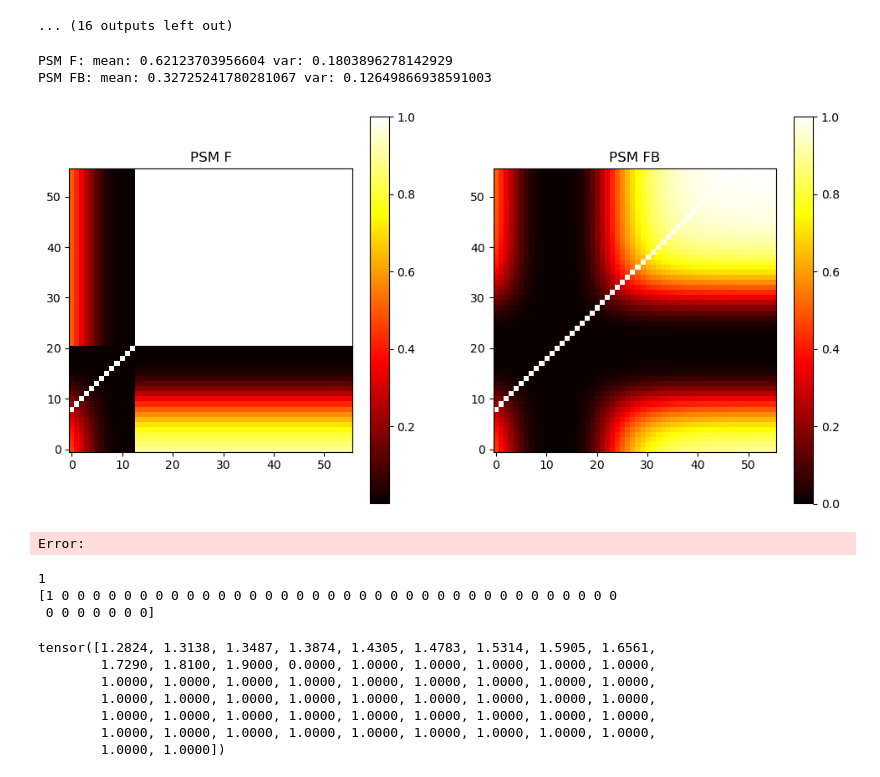
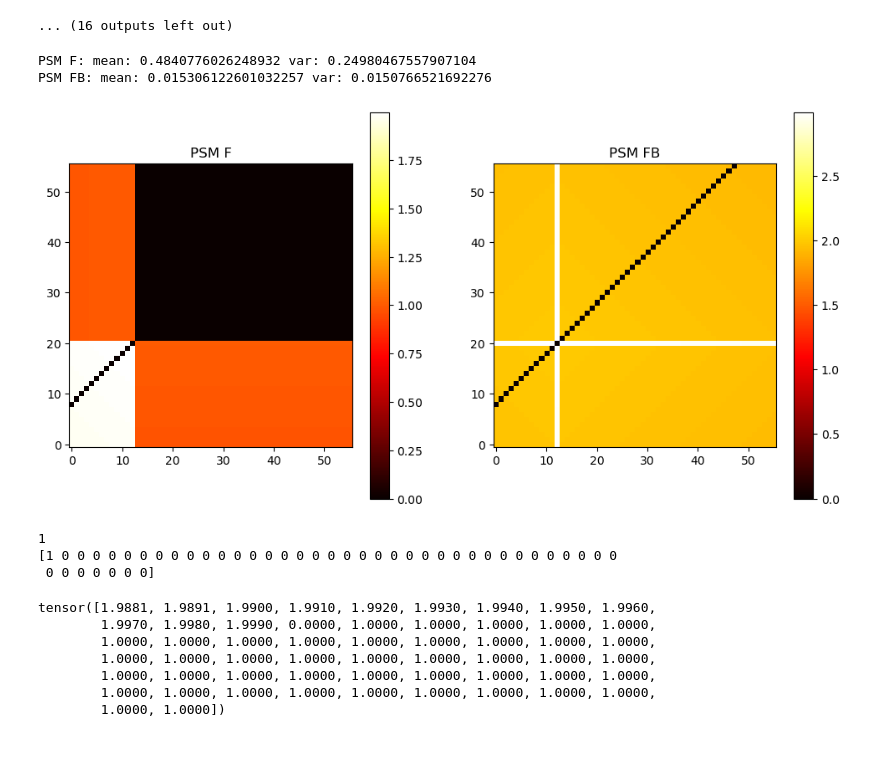
Before and after one commit to manusimidt/jku_master_thesis, a Jupyter notebook: jumping/visualize_psm.ipynb, the cells around one changed output. Cells and saved outputs as stored; diff of their text form; code cells hidden in the pictures; blank space fills up the shorter version.

```diff
--- a/jumping/visualize_psm.ipynb
+++ b/jumping/visualize_psm.ipynb
@@ -278,36 +276,35 @@ tensor([0.6612, 0.6589, 0.6561, 0.6526, 0.6482, 0.6428, 0.6361, 0.6278, 0.6176,
 [figure]
 ... (16 outputs left out)
 # %%
-psm_f = psm.psm_f_fast(torch.tensor(actions_x), torch.tensor(actions_y), gamma=.8)
-psm_fb = psm.psm_fb_fast(torch.tensor(actions_x), torch.tensor(actions_y), gamma=.8)
+psm_f = psm.psm_f_fast(torch.tensor(actions_x), torch.tensor(actions_y), gamma=.999)
+psm_fb = psm.psm_fb_fast(torch.tensor(actions_x), torch.tensor(actions_y), gamma=.999)
 
 # calculate measure
 
 beta = .1
 psm_f_measure = torch.exp(-psm_f/beta)
 psm_fb_measure = torch.exp(-psm_fb/beta)
 
 print(f"PSM F: mean: {psm_f_measure.mean()} var: {psm_f_measure.var()}")
 print(f"PSM FB: mean: {psm_fb_measure.mean()} var: {psm_fb_measure.var()}")
 
 
 fig = plt.figure(figsize=(12,6))
 plot1 = fig.add_subplot(1, 2, 1)
-im = plot1.imshow(psm_f_measure.T, origin='lower', cmap='hot', interpolation='nearest')
+im = plot1.imshow(psm_f.T, origin='lower', cmap='hot', interpolation='nearest')
 plot1.set_title("PSM F")
 fig.colorbar(im, ax=plot1)
 
 
 plot2 = fig.add_subplot(1, 2, 2)
 plot2.set_title("PSM FB")
-im = plot2.imshow(psm_fb_measure.T, origin='lower', cmap='hot', interpolation='nearest')
+im = plot2.imshow(psm_fb.T, origin='lower', cmap='hot', interpolation='nearest')
 fig.colorbar(im, ax=plot2)
 plt.show()
 # %% [output]
-PSM F: mean: 0.62123703956604 var: 0.1803896278142929
-PSM FB: mean: 0.32725241780281067 var: 0.12649866938591003
+PSM F: mean: 0.4840776026248932 var: 0.24980467557907104
+PSM FB: mean: 0.015306122601032257 var: 0.0150766521692276
-[figure, old version]
+[figure, new version]
-Error:
 # %%
 print(actions_y[20])
 print(actions_x[12:])
@@ -316,8 +313,8 @@ psm_f[0:,20]
 1
 [1 0 0 0 0 0 0 0 0 0 0 0 0 0 0 0 0 0 0 0 0 0 0 0 0 0 0 0 0 0 0 0 0 0 0 0 0
  0 0 0 0 0 0 0]
-tensor([1.2824, 1.3138, 1.3487, 1.3874, 1.4305, 1.4783, 1.5314, 1.5905, 1.6561,
-        1.7290, 1.8100, 1.9000, 0.0000, 1.0000, 1.0000, 1.0000, 1.0000, 1.0000,
+tensor([1.9881, 1.9891, 1.9900, 1.9910, 1.9920, 1.9930, 1.9940, 1.9950, 1.9960,
+        1.9970, 1.9980, 1.9990, 0.0000, 1.0000, 1.0000, 1.0000, 1.0000, 1.0000,
         1.0000, 1.0000, 1.0000, 1.0000, 1.0000, 1.0000, 1.0000, 1.0000, 1.0000,
         1.0000, 1.0000, 1.0000, 1.0000, 1.0000, 1.0000, 1.0000, 1.0000, 1.0000,
         1.0000, 1.0000, 1.0000, 1.0000, 1.0000, 1.0000, 1.0000, 1.0000, 1.0000,
```
Also changed, not shown: parts of 3 cells of this notebook, 1 other file.
